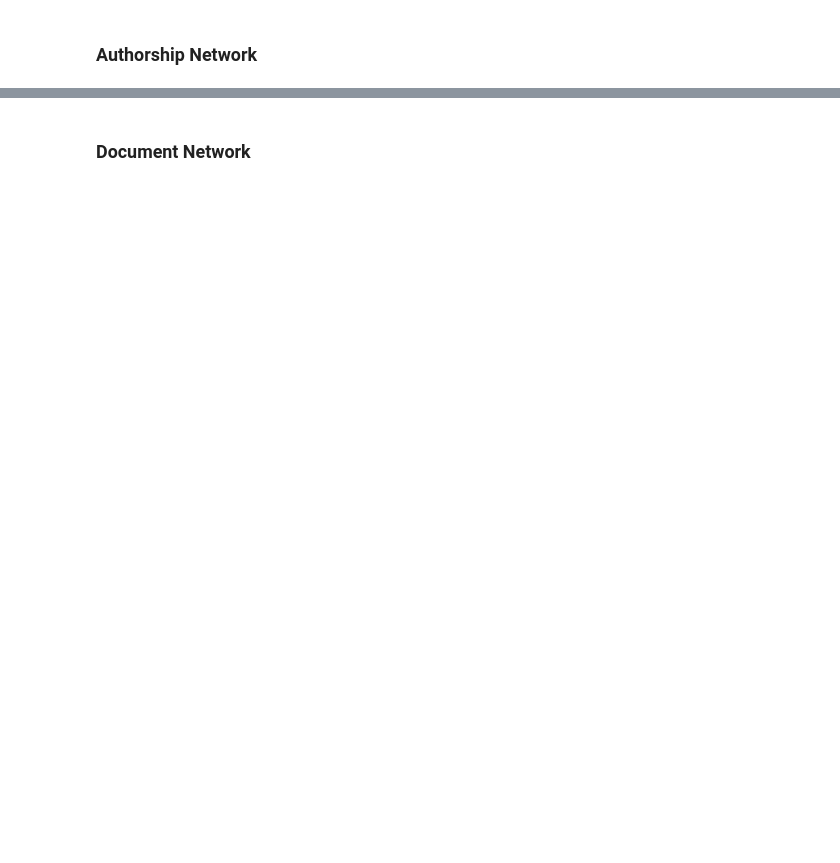
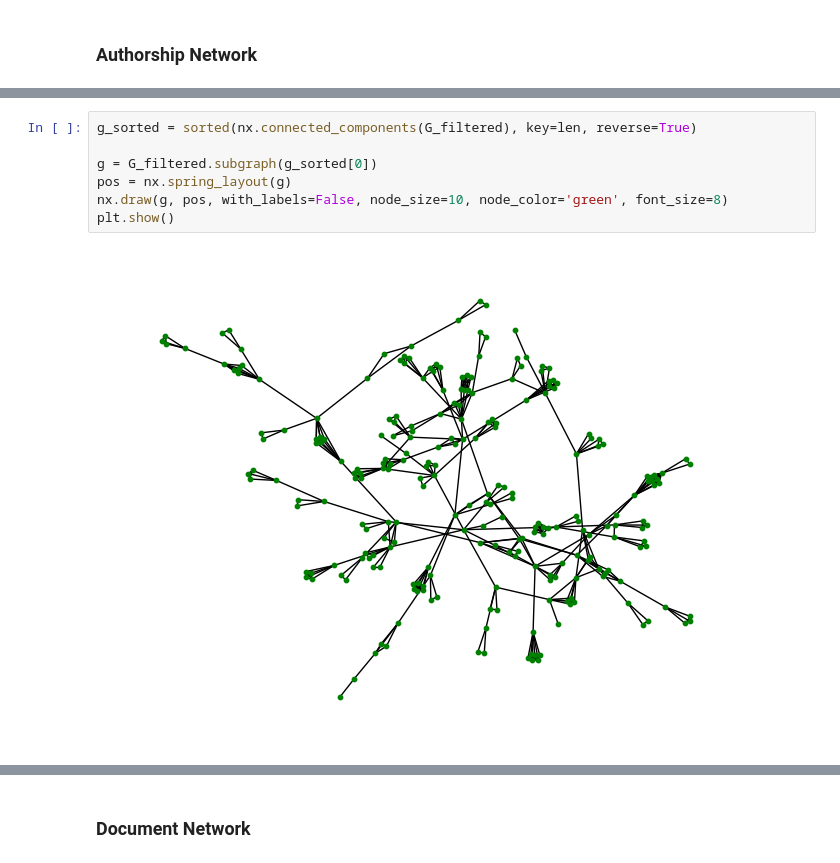
Before and after one commit to FeckNeck/Network-Analysis-for-Information-Retrieval, a Jupyter notebook: index.ipynb, the cells around one changed output, grey strips where cells are left out. Saved outputs shown, nothing was run; the diff lists cells and outputs as text; blank space fills up the shorter version.

```diff
--- a/index.ipynb
+++ b/index.ipynb
@@ -92,0 +127,9 @@ Number of edges 519871
+# %%
+g_sorted = sorted(nx.connected_components(G_filtered), key=len, reverse=True)
+
+g = G_filtered.subgraph(g_sorted[0])
+pos = nx.spring_layout(g)
+nx.draw(g, pos, with_labels=False, node_size=10, node_color='green', font_size=8)
+plt.show()
+# %% [output]
+[figure, added]
```
Also changed, not shown: parts of 40 cells of this notebook, 1 other file.
